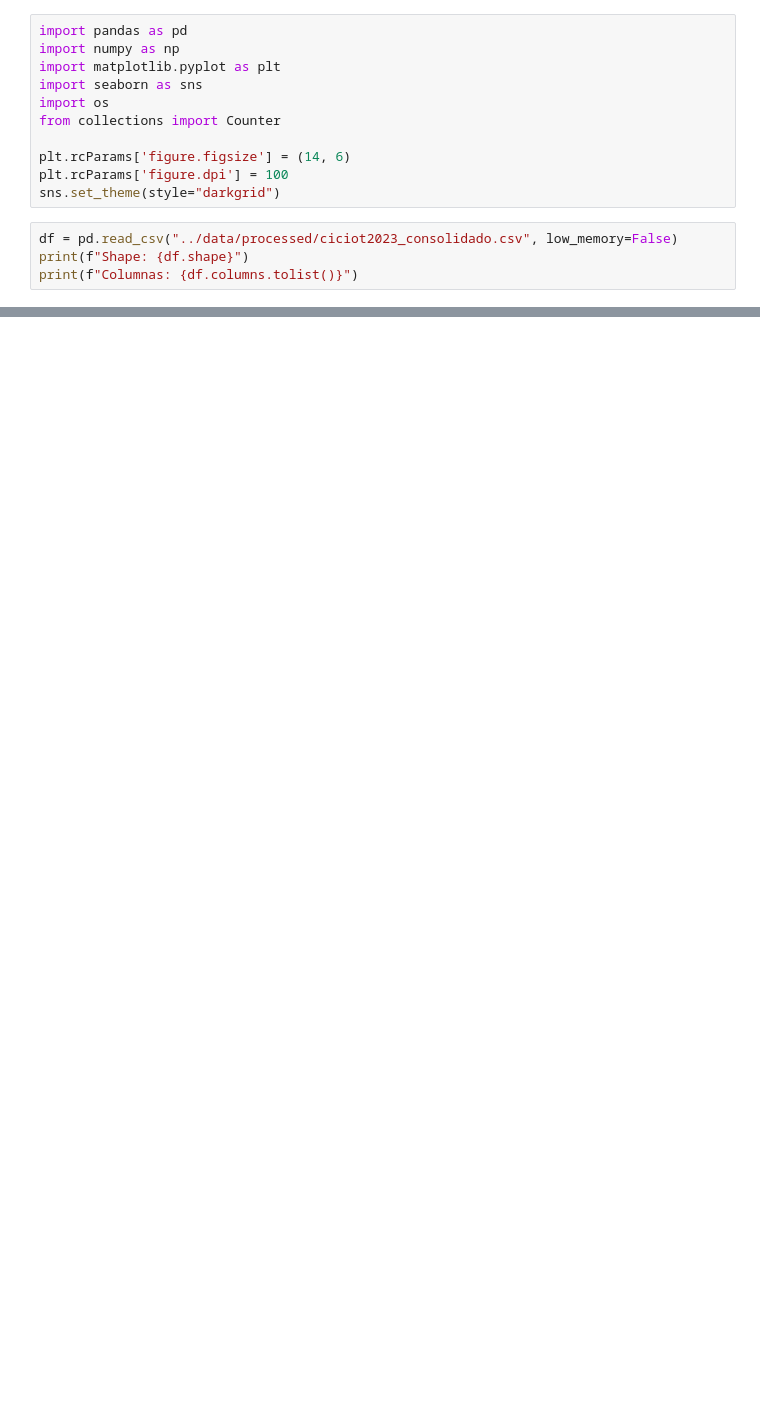
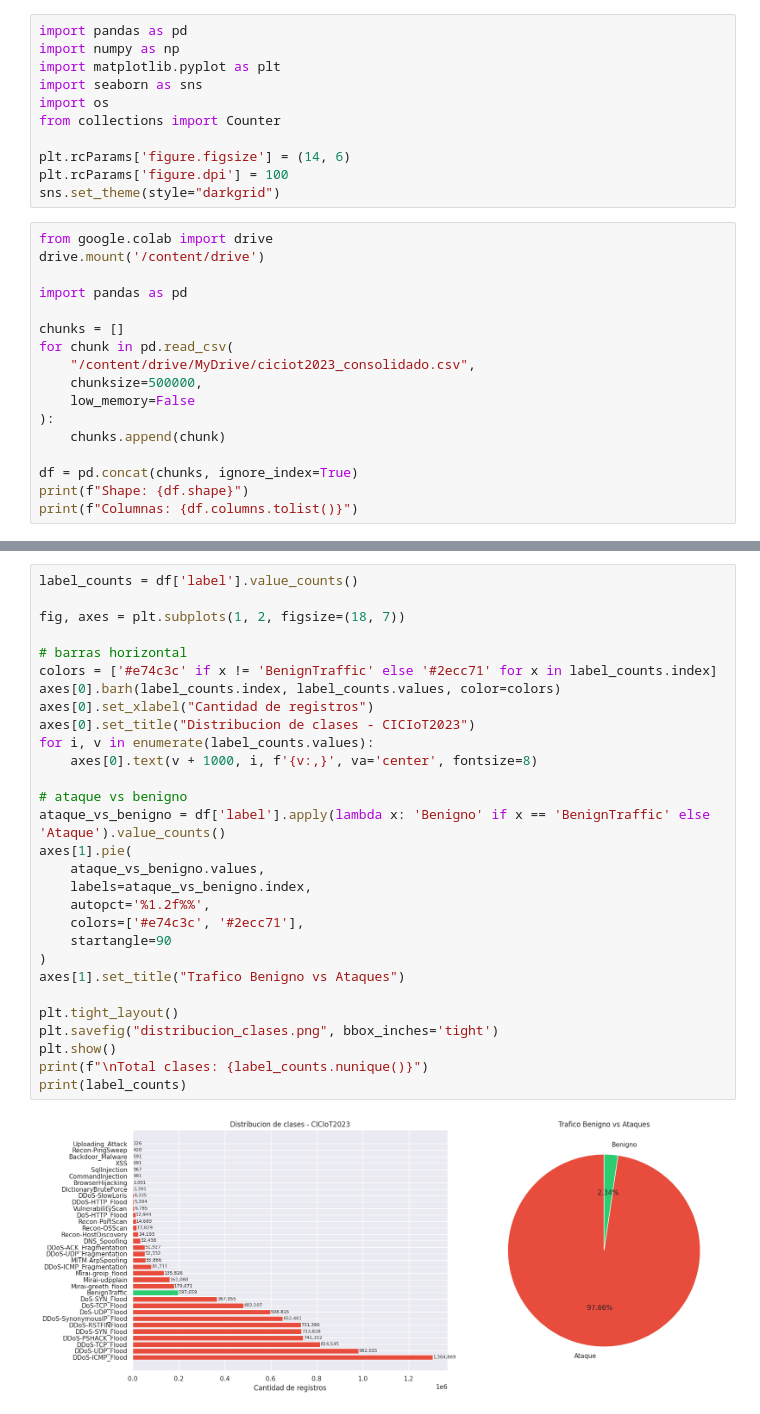
Before and after one commit to xtsebas/iot-intrusion-detection-ml, a Jupyter notebook: notebooks/analisis_exploratorio.ipynb, the cells around one changed output, grey strips where cells are left out. Saved outputs shown, nothing was run; the diff lists cells and outputs as text; blank space fills up the shorter version.

```diff
--- a/notebooks/analisis_exploratorio.ipynb
+++ b/notebooks/analisis_exploratorio.ipynb
@@ -10,7 +10,20 @@ plt.rcParams['figure.figsize'] = (14, 6)
 plt.rcParams['figure.dpi'] = 100
 sns.set_theme(style="darkgrid")
 # %%
-df = pd.read_csv("../data/processed/ciciot2023_consolidado.csv", low_memory=False)
+from google.colab import drive
+drive.mount('/content/drive')
+
+import pandas as pd
+
+chunks = []
+for chunk in pd.read_csv(
+    "/content/drive/MyDrive/ciciot2023_consolidado.csv",
+    chunksize=500000,
+    low_memory=False
+):
+    chunks.append(chunk)
+
+df = pd.concat(chunks, ignore_index=True)
 print(f"Shape: {df.shape}")
 print(f"Columnas: {df.columns.tolist()}")
 # %% [output]
@@ -17,0 +77,31 @@ ParserError: Error tokenizing data. C error: out of memory
+# %%
+label_counts = df['label'].value_counts()
+
+fig, axes = plt.subplots(1, 2, figsize=(18, 7))
+
+# barras horizontal
+colors = ['#e74c3c' if x != 'BenignTraffic' else '#2ecc71' for x in label_counts.index]
+axes[0].barh(label_counts.index, label_counts.values, color=colors)
+axes[0].set_xlabel("Cantidad de registros")
+axes[0].set_title("Distribucion de clases - CICIoT2023")
+for i, v in enumerate(label_counts.values):
+    axes[0].text(v + 1000, i, f'{v:,}', va='center', fontsize=8)
+
+# ataque vs benigno
+ataque_vs_benigno = df['label'].apply(lambda x: 'Benigno' if x == 'BenignTraffic' else 'Ataque').value_counts()
+axes[1].pie(
+    ataque_vs_benigno.values,
+    labels=ataque_vs_benigno.index,
+    autopct='%1.2f%%',
+    colors=['#e74c3c', '#2ecc71'],
+    startangle=90
+)
+axes[1].set_title("Trafico Benigno vs Ataques")
+
+plt.tight_layout()
+plt.savefig("distribucion_clases.png", bbox_inches='tight')
+plt.show()
+print(f"\nTotal clases: {label_counts.nunique()}")
+print(label_counts)
+# %% [output]
+[figure, added]
```
Also changed, not shown: parts of 17 cells of this notebook.
